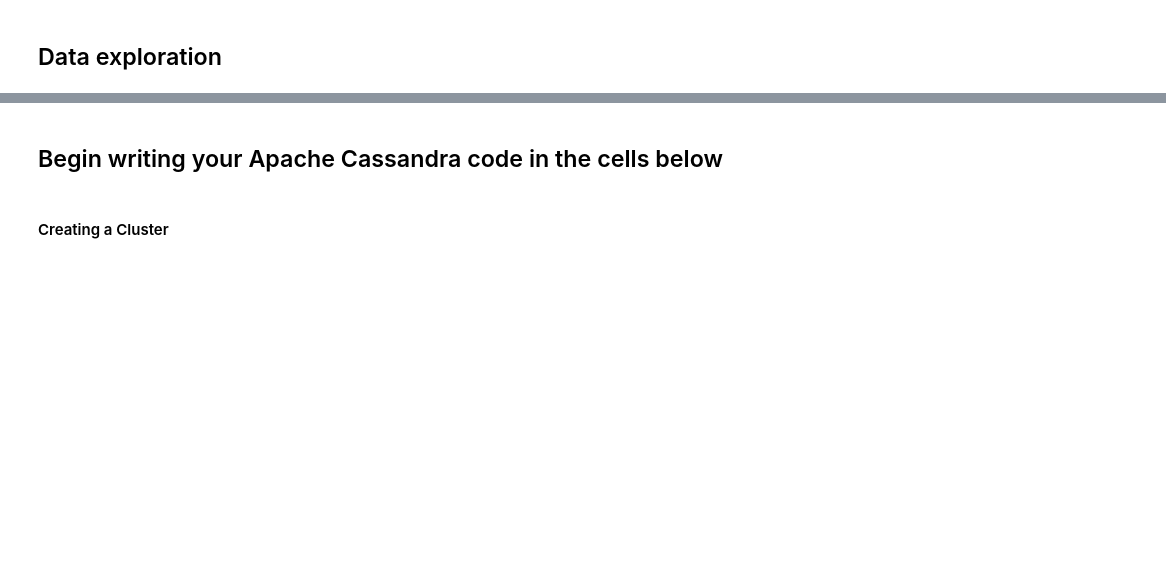
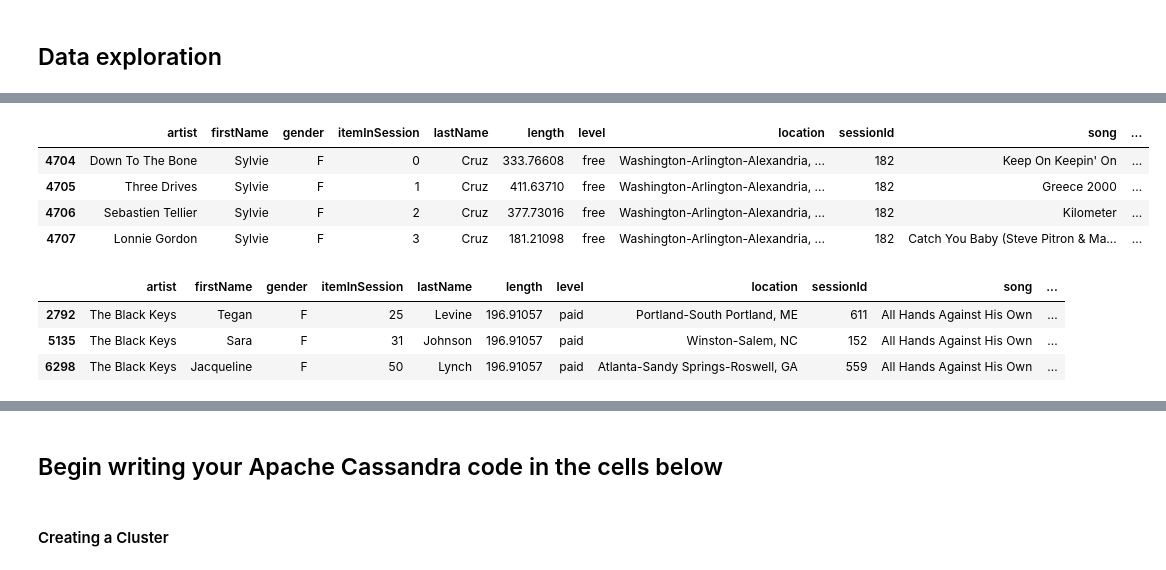
Before and after one commit to davidebersani/udacity-project2-data-model-cassandra, a Jupyter notebook: Project_1B_Project_Template.ipynb, the cells around one changed output, grey strips where cells are left out. Saved outputs shown, nothing was run; the diff lists cells and outputs as text; code cells hidden in the pictures; blank space fills up the shorter version.

```diff
--- a/Project_1B_Project_Template.ipynb
+++ b/Project_1B_Project_Template.ipynb
@@ -85,3 +121,20 @@ df.loc[df['sessionId'] == 338]
+# %%
+# Check query 2
+df.loc[(df["userId"]==10) & (df["sessionId"] == 182)]
+# %% [output]
+|  | artist | firstName | gender | itemInSession | lastName | length | level | location | sessionId | song | ... |
+| 4704 | Down To The Bone | Sylvie | F | 0 | Cruz | 333.76608 | free | Washington-Arlington-Alexandria, ... | 182 | Keep On Keepin' On | ... |
+| 4705 | Three Drives | Sylvie | F | 1 | Cruz | 411.63710 | free | Washington-Arlington-Alexandria, ... | 182 | Greece 2000 | ... |
+| 4706 | Sebastien Tellier | Sylvie | F | 2 | Cruz | 377.73016 | free | Washington-Arlington-Alexandria, ... | 182 | Kilometer | ... |
+| 4707 | Lonnie Gordon | Sylvie | F | 3 | Cruz | 181.21098 | free | Washington-Arlington-Alexandria, ... | 182 | Catch You Baby (Steve Pitron & Ma... | ... |
+# %%
+# Check query 3
+df.loc[df["song"] == 'All Hands Against His Own']
+# %% [output]
+|  | artist | firstName | gender | itemInSession | lastName | length | level | location | sessionId | song | ... |
+| 2792 | The Black Keys | Tegan | F | 25 | Levine | 196.91057 | paid | Portland-South Portland, ME | 611 | All Hands Against His Own | ... |
+| 5135 | The Black Keys | Sara | F | 31 | Johnson | 196.91057 | paid | Winston-Salem, NC | 152 | All Hands Against His Own | ... |
+| 6298 | The Black Keys | Jacqueline | F | 50 | Lynch | 196.91057 | paid | Atlanta-Sandy Springs-Roswell, GA | 559 | All Hands Against His Own | ... |
 # %% [markdown]
 # Part II. Complete the Apache Cassandra coding portion of your project.
 
```
Also changed, not shown: parts of 21 cells of this notebook, 32 other files.
